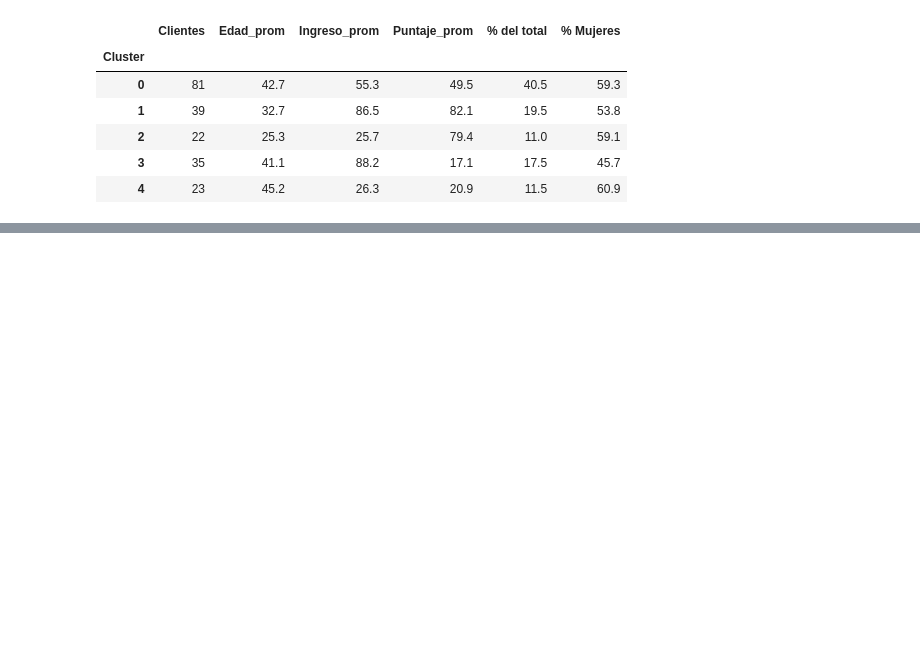
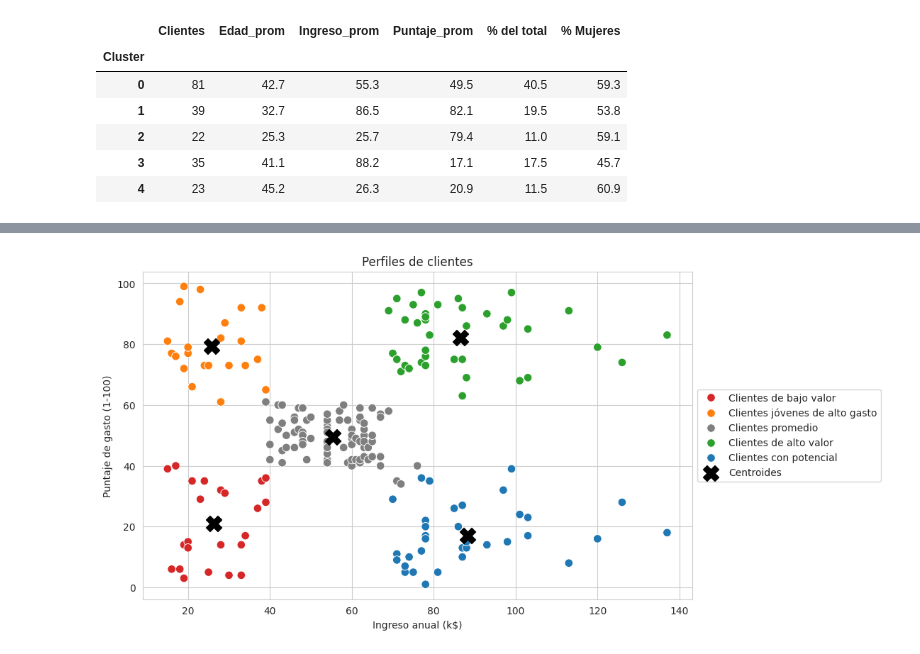
Before and after one commit to dramirezdlp99/taller-kmeans-segmentacion, a Jupyter notebook: taller_kmeans.ipynb, the cells around one changed output, grey strips where cells are left out. Drawn from its saved outputs; the diff is of its cells as text; code cells hidden in the pictures; blank space fills up the shorter version.

Commit message:
Parte 6 y 7: perfiles de negocio y app Streamlit mejorada

```diff
--- a/taller_kmeans.ipynb
+++ b/taller_kmeans.ipynb
@@ -451,0 +454,26 @@ Cada cluster representa un grupo de clientes con un comportamiento similar en cu
+# %%
+def nombrar_clusters(centroides_esc):
+    perfiles = {}
+    distancias = np.linalg.norm(centroides_esc, axis=1)
+    c_promedio = int(np.argmin(distancias))
+    for i, (ing, pun) in enumerate(centroides_esc):
+        if i == c_promedio:
+            perfiles[i] = "Clientes promedio"
+        elif ing > 0 and pun > 0:
+            perfiles[i] = "Clientes de alto valor"
+        elif ing > 0 and pun <= 0:
+            perfiles[i] = "Clientes con potencial"
+        elif ing <= 0 and pun > 0:
+            perfiles[i] = "Clientes jóvenes de alto gasto"
+        else:
+            perfiles[i] = "Clientes de bajo valor"
+    return perfiles
+
+perfiles = nombrar_clusters(kmeans.cluster_centers_)
+df_limpio["Perfil"] = df_limpio["Cluster"].map(perfiles)
+
+for c, p in perfiles.items():
+    print(f"Cluster {c} -> {p}")
+
+resumen["Perfil"] = resumen.index.map(perfiles)
+resumen
@@ -451,0 +493,19 @@ Cada cluster representa un grupo de clientes con un comportamiento similar en cu
+# %%
+colores = {
+    "Clientes de alto valor": "#2ca02c",
+    "Clientes con potencial": "#1f77b4",
+    "Clientes promedio": "#7f7f7f",
+    "Clientes jóvenes de alto gasto": "#ff7f0e",
+    "Clientes de bajo valor": "#d62728"
+}
+
+plt.figure(figsize=(10, 6))
+sns.scatterplot(data=df_limpio, x="Ingreso", y="Puntaje", hue="Perfil", palette=colores, s=70)
+plt.scatter(centroides_df["Ingreso"], centroides_df["Puntaje"], c="black", marker="X", s=250, label="Centroides")
+plt.title("Perfiles de clientes")
+plt.xlabel("Ingreso anual (k$)")
+plt.ylabel("Puntaje de gasto (1-100)")
+plt.legend(loc="center left", bbox_to_anchor=(1, 0.5))
+plt.show()
+# %% [output]
+[figure, added]
```
Also changed, not shown: parts of 4 cells of this notebook, 3 other files.
